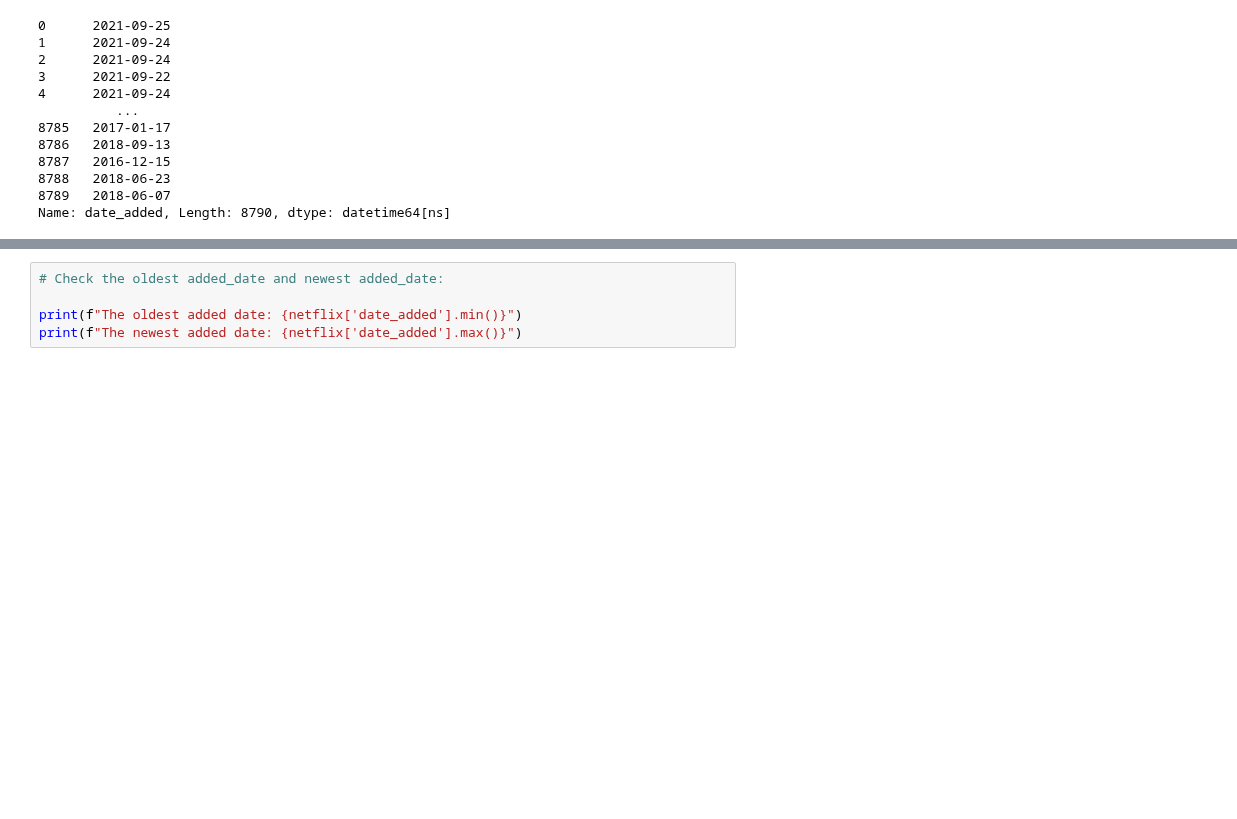
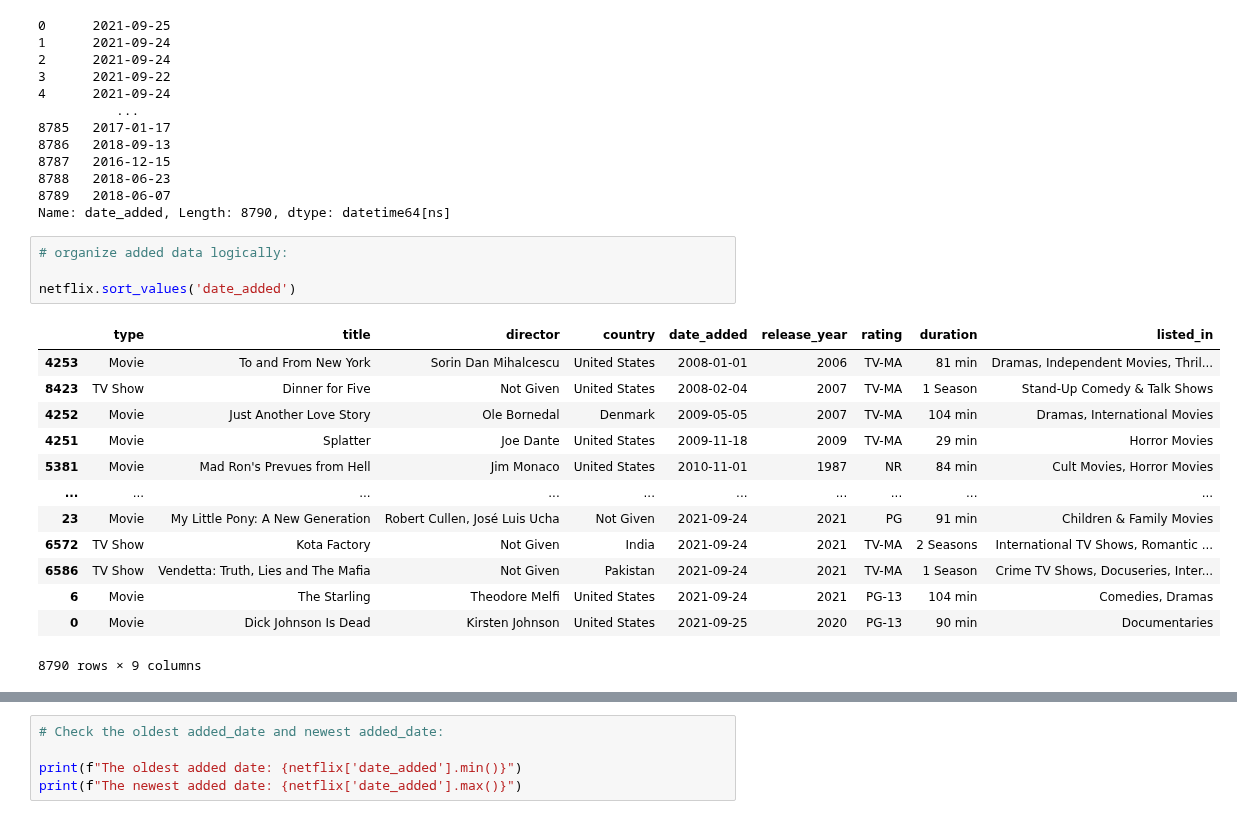
Before and after one commit to yigaai/StoryTelling_with_Data_myTelescope, a Jupyter notebook: netflix-data-analysis.ipynb, the cells around one changed output, grey strips where cells are left out. Cells and saved outputs as stored; diff of their text form; blank space fills up the shorter version.

```diff
--- a/netflix-data-analysis.ipynb
+++ b/netflix-data-analysis.ipynb
@@ -184,3 +280,21 @@ netflix['date_added']
 8788   2018-06-23
 8789   2018-06-07
 Name: date_added, Length: 8790, dtype: datetime64[ns]
+# %%
+# organize added data logically:
+
+netflix.sort_values('date_added')
+# %% [output]
+|  | type | title | director | country | date_added | release_year | rating | duration | listed_in |
+| 4253 | Movie | To and From New York | Sorin Dan Mihalcescu | United States | 2008-01-01 | 2006 | TV-MA | 81 min | Dramas, Independent Movies, Thril... |
+| 8423 | TV Show | Dinner for Five | Not Given | United States | 2008-02-04 | 2007 | TV-MA | 1 Season | Stand-Up Comedy & Talk Shows |
+| 4252 | Movie | Just Another Love Story | Ole Bornedal | Denmark | 2009-05-05 | 2007 | TV-MA | 104 min | Dramas, International Movies |
+| 4251 | Movie | Splatter | Joe Dante | United States | 2009-11-18 | 2009 | TV-MA | 29 min | Horror Movies |
+| 5381 | Movie | Mad Ron's Prevues from Hell | Jim Monaco | United States | 2010-11-01 | 1987 | NR | 84 min | Cult Movies, Horror Movies |
+| ... | ... | ... | ... | ... | ... | ... | ... | ... | ... |
+| 23 | Movie | My Little Pony: A New Generation | Robert Cullen, José Luis Ucha | Not Given | 2021-09-24 | 2021 | PG | 91 min | Children & Family Movies |
+| 6572 | TV Show | Kota Factory | Not Given | India | 2021-09-24 | 2021 | TV-MA | 2 Seasons | International TV Shows, Romantic ... |
+| 6586 | TV Show | Vendetta: Truth, Lies and The Mafia | Not Given | Pakistan | 2021-09-24 | 2021 | TV-MA | 1 Season | Crime TV Shows, Docuseries, Inter... |
+| 6 | Movie | The Starling | Theodore Melfi | United States | 2021-09-24 | 2021 | PG-13 | 104 min | Comedies, Dramas |
+| 0 | Movie | Dick Johnson Is Dead | Kirsten Johnson | United States | 2021-09-25 | 2020 | PG-13 | 90 min | Documentaries |
+8790 rows × 9 columns
```
Also changed, not shown: parts of 14 cells of this notebook.
